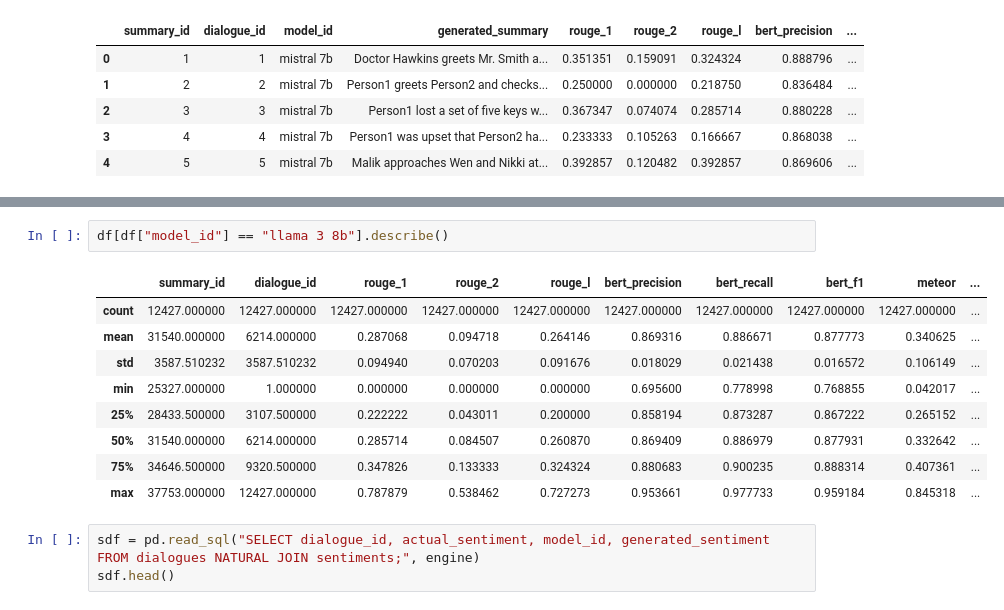
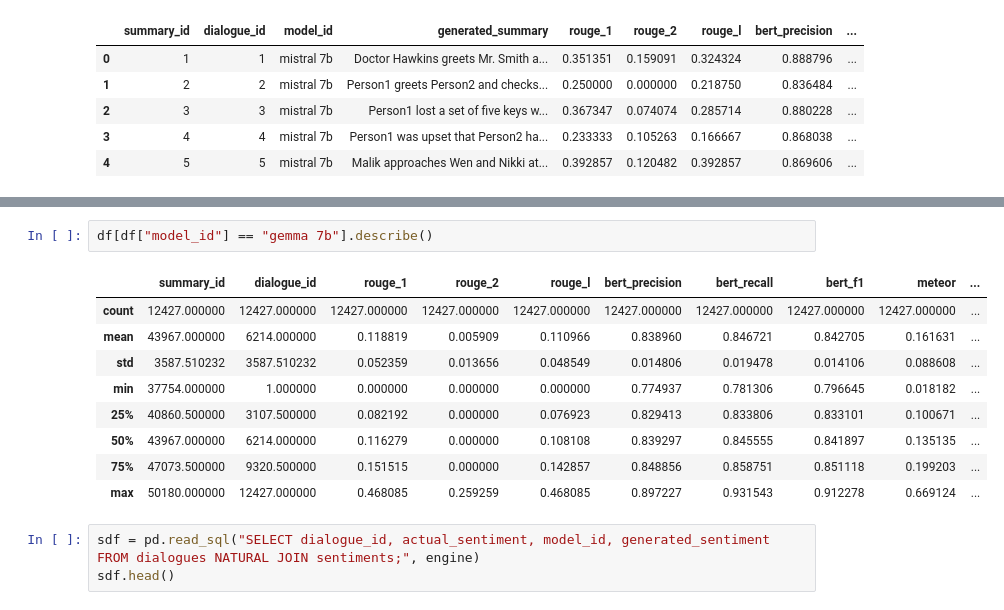
Before and after one commit to data-sci-capstone/copilot, a Jupyter notebook: Evaluation/visualizations.ipynb, the cells around one changed output, grey strips where cells are left out. Cells and saved outputs as stored; diff of their text form.

```diff
--- a/Evaluation/visualizations.ipynb
+++ b/Evaluation/visualizations.ipynb
@@ -50,15 +50,15 @@ array(['mistral 7b', 'falcon 7b', 'llama 3 8b'], dtype=object)
 # %%
-df[df["model_id"] == "llama 3 8b"].describe()
+df[df["model_id"] == "gemma 7b"].describe()
 # %% [output]
 |  | summary_id | dialogue_id | rouge_1 | rouge_2 | rouge_l | bert_precision | bert_recall | bert_f1 | meteor | ... |
 | count | 12427.000000 | 12427.000000 | 12427.000000 | 12427.000000 | 12427.000000 | 12427.000000 | 12427.000000 | 12427.000000 | 12427.000000 | ... |
-| mean | 31540.000000 | 6214.000000 | 0.287068 | 0.094718 | 0.264146 | 0.869316 | 0.886671 | 0.877773 | 0.340625 | ... |
-| std | 3587.510232 | 3587.510232 | 0.094940 | 0.070203 | 0.091676 | 0.018029 | 0.021438 | 0.016572 | 0.106149 | ... |
-| min | 25327.000000 | 1.000000 | 0.000000 | 0.000000 | 0.000000 | 0.695600 | 0.778998 | 0.768855 | 0.042017 | ... |
-| 25% | 28433.500000 | 3107.500000 | 0.222222 | 0.043011 | 0.200000 | 0.858194 | 0.873287 | 0.867222 | 0.265152 | ... |
-| 50% | 31540.000000 | 6214.000000 | 0.285714 | 0.084507 | 0.260870 | 0.869409 | 0.886979 | 0.877931 | 0.332642 | ... |
-| 75% | 34646.500000 | 9320.500000 | 0.347826 | 0.133333 | 0.324324 | 0.880683 | 0.900235 | 0.888314 | 0.407361 | ... |
-| max | 37753.000000 | 12427.000000 | 0.787879 | 0.538462 | 0.727273 | 0.953661 | 0.977733 | 0.959184 | 0.845318 | ... |
+| mean | 43967.000000 | 6214.000000 | 0.118819 | 0.005909 | 0.110966 | 0.838960 | 0.846721 | 0.842705 | 0.161631 | ... |
+| std | 3587.510232 | 3587.510232 | 0.052359 | 0.013656 | 0.048549 | 0.014806 | 0.019478 | 0.014106 | 0.088608 | ... |
+| min | 37754.000000 | 1.000000 | 0.000000 | 0.000000 | 0.000000 | 0.774937 | 0.781306 | 0.796645 | 0.018182 | ... |
+| 25% | 40860.500000 | 3107.500000 | 0.082192 | 0.000000 | 0.076923 | 0.829413 | 0.833806 | 0.833101 | 0.100671 | ... |
+| 50% | 43967.000000 | 6214.000000 | 0.116279 | 0.000000 | 0.108108 | 0.839297 | 0.845555 | 0.841897 | 0.135135 | ... |
+| 75% | 47073.500000 | 9320.500000 | 0.151515 | 0.000000 | 0.142857 | 0.848856 | 0.858751 | 0.851118 | 0.199203 | ... |
+| max | 50180.000000 | 12427.000000 | 0.468085 | 0.259259 | 0.468085 | 0.897227 | 0.931543 | 0.912278 | 0.669124 | ... |
 # %%
 sdf = pd.read_sql("SELECT dialogue_id, actual_sentiment, model_id, generated_sentiment FROM dialogues NATURAL JOIN sentiments;", engine)
 sdf.head()
```
Also changed, not shown: parts of 9 cells of this notebook, 6 other files.
